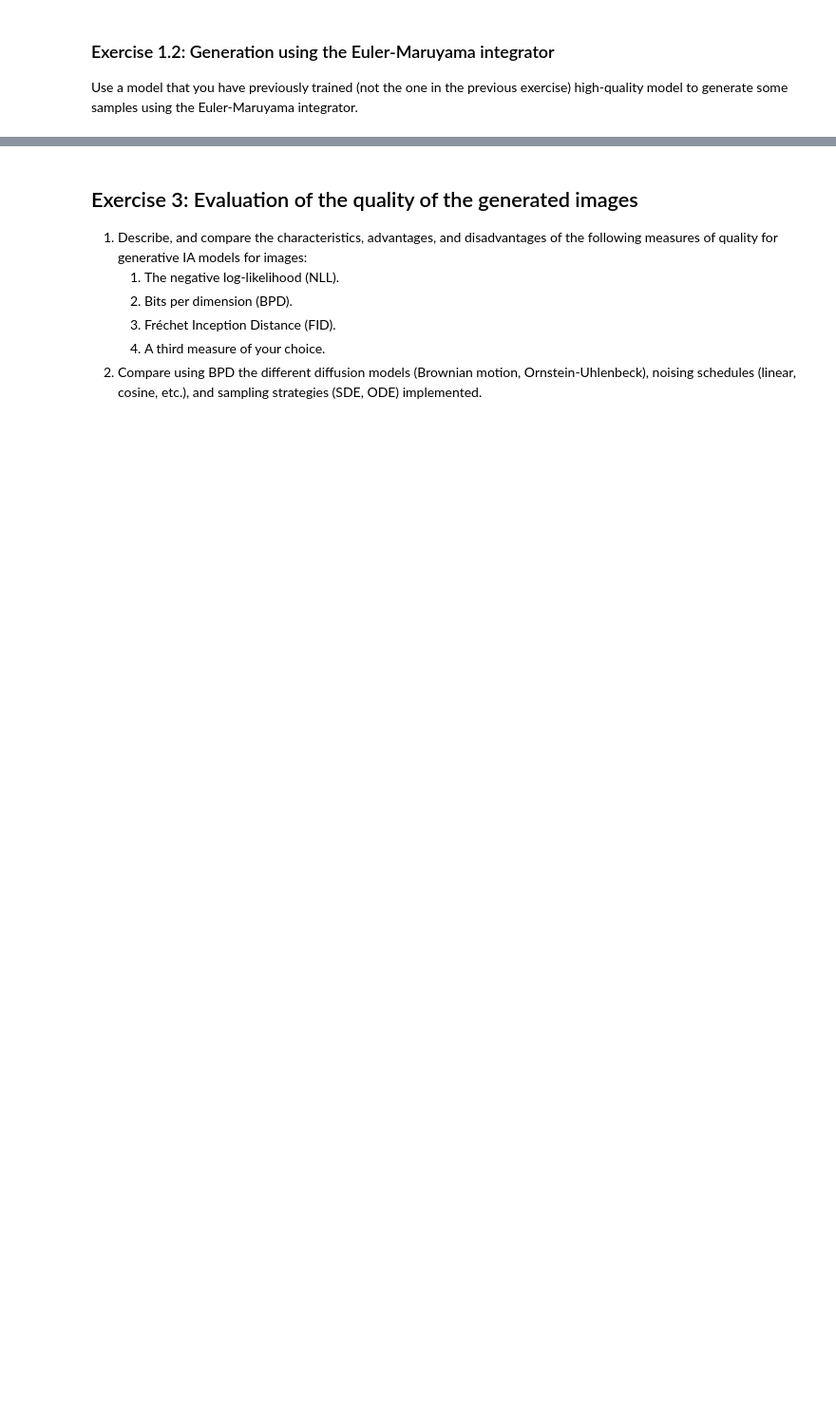
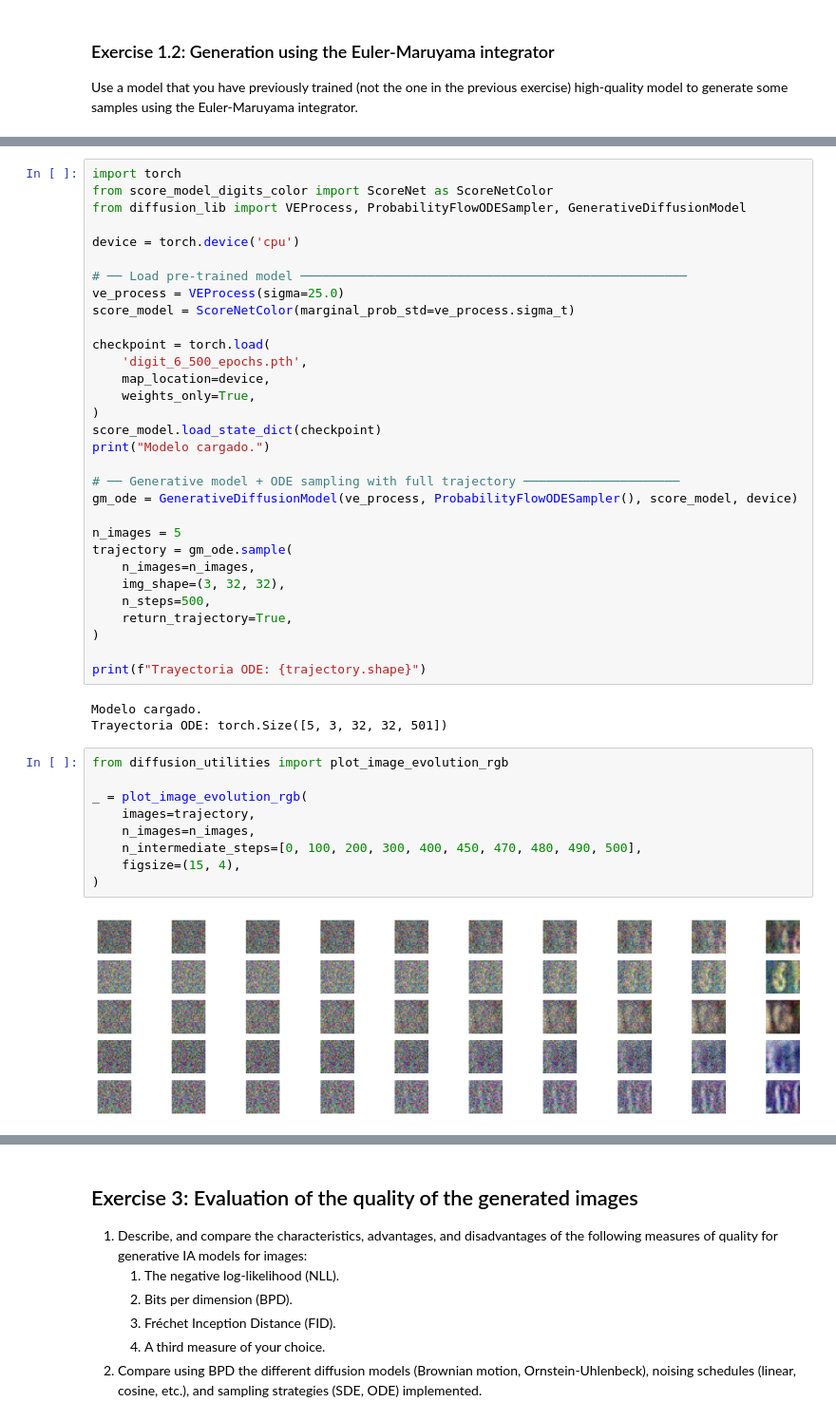
Before and after one commit to JosepDorronsoro/practicas3segundocuatri, a Jupyter notebook: apaut3/proyecto/proyecto_AAIII_02_diffusion_models/project_AAIII_teamCode_lastName1_lastName2.ipynb, the cells around one changed output, grey strips where cells are left out. Shown at 95% size. Cells and saved outputs as stored; diff of their text form; blank space fills up the shorter version.

```diff
--- a/apaut3/proyecto/proyecto_AAIII_02_diffusion_models/project_AAIII_teamCode_lastName1_lastName2.ipynb
+++ b/apaut3/proyecto/proyecto_AAIII_02_diffusion_models/project_AAIII_teamCode_lastName1_lastName2.ipynb
@@ -258,5 +256,50 @@ _ = plot_image_evolution_rgb(
 2. Implement and illustrate the use of this method to generate synthetic images of handwritten digits.
 3. Indicate how to use this scheme to compute likelihoods. Implement this functionality and illustrate its use.
+# %%
+import torch
+from score_model_digits_color import ScoreNet as ScoreNetColor
+from diffusion_lib import VEProcess, ProbabilityFlowODESampler, GenerativeDiffusionModel
+
+device = torch.device('cpu')
+
+# ── Load pre-trained model ────────────────────────────────────────────────────
+ve_process = VEProcess(sigma=25.0)
+score_model = ScoreNetColor(marginal_prob_std=ve_process.sigma_t)
+
+checkpoint = torch.load(
+    'digit_6_500_epochs.pth',
+    map_location=device,
+    weights_only=True,
+)
+score_model.load_state_dict(checkpoint)
+print("Modelo cargado.")
+
+# ── Generative model + ODE sampling with full trajectory ─────────────────────
+gm_ode = GenerativeDiffusionModel(ve_process, ProbabilityFlowODESampler(), score_model, device)
+
+n_images = 5
+trajectory = gm_ode.sample(
+    n_images=n_images,
+    img_shape=(3, 32, 32),
+    n_steps=500,
+    return_trajectory=True,
+)
+
+print(f"Trayectoria ODE: {trajectory.shape}")
+# %% [output]
+Modelo cargado.
+Trayectoria ODE: torch.Size([5, 3, 32, 32, 501])
+# %%
+from diffusion_utilities import plot_image_evolution_rgb
+
+_ = plot_image_evolution_rgb(
+    images=trajectory,
+    n_images=n_images,
+    n_intermediate_steps=[0, 100, 200, 300, 400, 450, 470, 480, 490, 500],
+    figsize=(15, 4),
+)
+# %% [output]
+[figure, added]
 # %% [markdown]
 ## Exercise 2:  Generative AI based on diffusion models: The Ornstein-Uhlenbeck process
 
```
Also changed, not shown: parts of 19 cells of this notebook, 22 other files.
